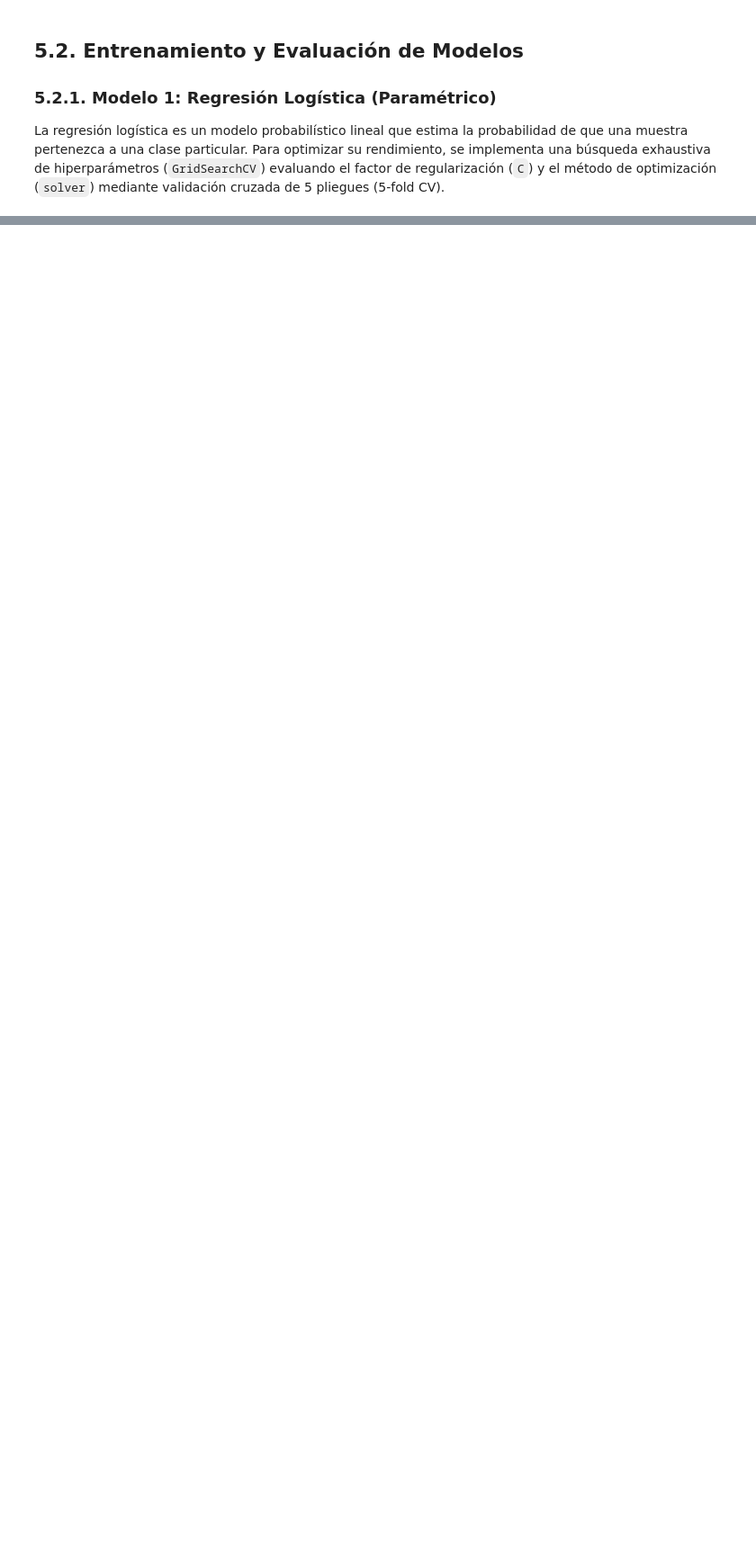
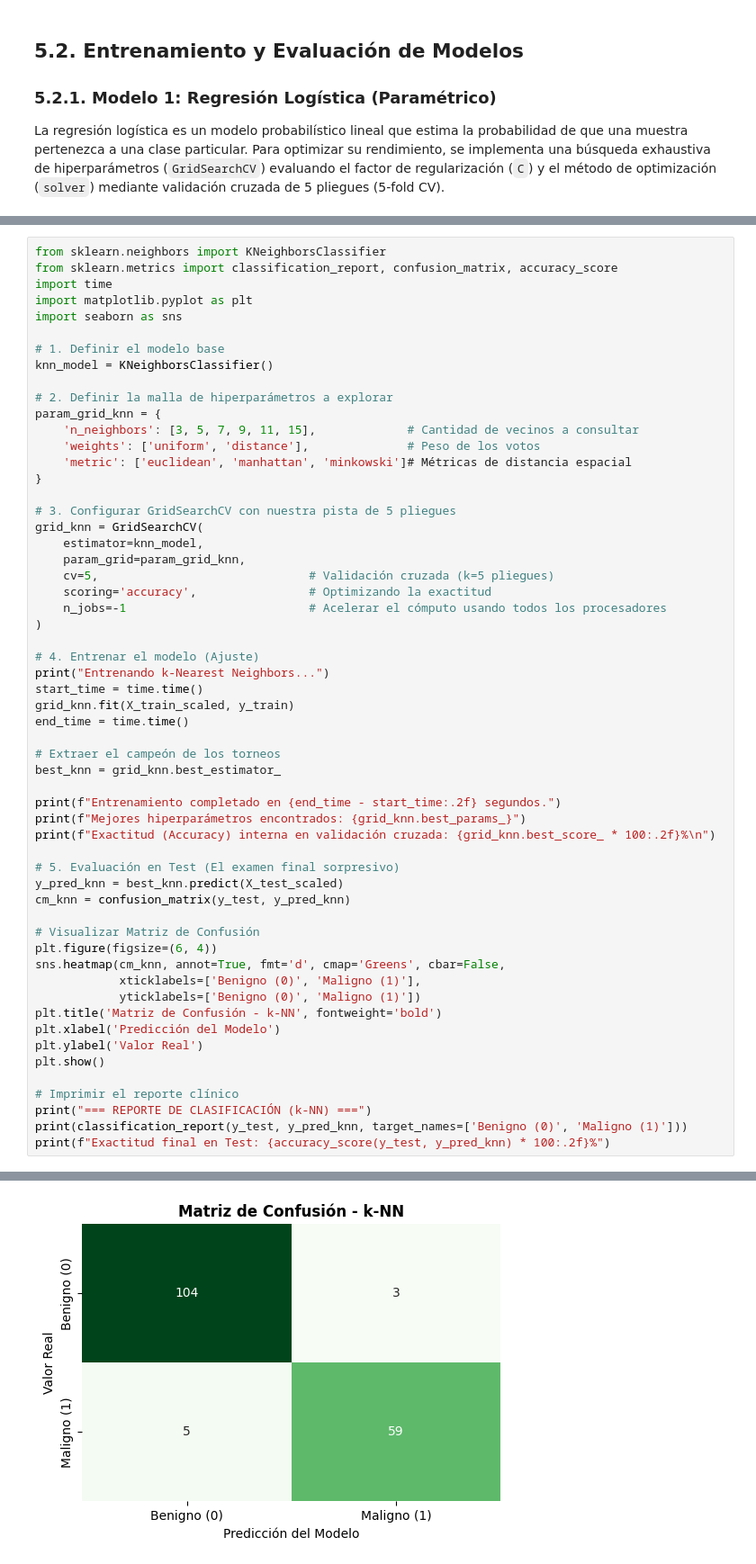
Before and after one commit to leonaidasup/Modelo2-final, a Jupyter notebook: Modelos2_Parte1.ipynb, the cells around one changed output, grey strips where cells are left out. Shown at 90% size. Drawn from its saved outputs; the diff is of its cells as text; blank space fills up the shorter version.

```diff
--- a/Modelos2_Parte1.ipynb
+++ b/Modelos2_Parte1.ipynb
@@ -467,0 +491,58 @@ Desde una perspectiva de evaluación clínica, destacan las siguientes métricas
+# %%
+from sklearn.neighbors import KNeighborsClassifier
+from sklearn.metrics import classification_report, confusion_matrix, accuracy_score
+import time
+import matplotlib.pyplot as plt
+import seaborn as sns
+
+# 1. Definir el modelo base
+knn_model = KNeighborsClassifier()
+
+# 2. Definir la malla de hiperparámetros a explorar
+param_grid_knn = {
+    'n_neighbors': [3, 5, 7, 9, 11, 15],             # Cantidad de vecinos a consultar
+    'weights': ['uniform', 'distance'],              # Peso de los votos
+    'metric': ['euclidean', 'manhattan', 'minkowski']# Métricas de distancia espacial
+}
+
+# 3. Configurar GridSearchCV con nuestra pista de 5 pliegues
+grid_knn = GridSearchCV(
+    estimator=knn_model,
+    param_grid=param_grid_knn,
+    cv=5,                              # Validación cruzada (k=5 pliegues)
+    scoring='accuracy',                # Optimizando la exactitud
+    n_jobs=-1                          # Acelerar el cómputo usando todos los procesadores
+)
+
+# 4. Entrenar el modelo (Ajuste)
+print("Entrenando k-Nearest Neighbors...")
+start_time = time.time()
+grid_knn.fit(X_train_scaled, y_train)
+end_time = time.time()
+
+# Extraer el campeón de los torneos
+best_knn = grid_knn.best_estimator_
+
+print(f"Entrenamiento completado en {end_time - start_time:.2f} segundos.")
+print(f"Mejores hiperparámetros encontrados: {grid_knn.best_params_}")
+print(f"Exactitud (Accuracy) interna en validación cruzada: {grid_knn.best_score_ * 100:.2f}%\n")
+
+# 5. Evaluación en Test (El examen final sorpresivo)
+y_pred_knn = best_knn.predict(X_test_scaled)
+cm_knn = confusion_matrix(y_test, y_pred_knn)
+
+# Visualizar Matriz de Confusión
+plt.figure(figsize=(6, 4))
+sns.heatmap(cm_knn, annot=True, fmt='d', cmap='Greens', cbar=False,
+            xticklabels=['Benigno (0)', 'Maligno (1)'],
+            yticklabels=['Benigno (0)', 'Maligno (1)'])
+plt.title('Matriz de Confusión - k-NN', fontweight='bold')
+plt.xlabel('Predicción del Modelo')
+plt.ylabel('Valor Real')
+plt.show()
+
+# Imprimir el reporte clínico
+print("=== REPORTE DE CLASIFICACIÓN (k-NN) ===")
+print(classification_report(y_test, y_pred_knn, target_names=['Benigno (0)', 'Maligno (1)']))
+print(f"Exactitud final en Test: {accuracy_score(y_test, y_pred_knn) * 100:.2f}%")
+# %% [output]
@@ -467,0 +553 @@ Desde una perspectiva de evaluación clínica, destacan las siguientes métricas
+[figure, added]
```
Also changed, not shown: parts of 19 cells of this notebook.
